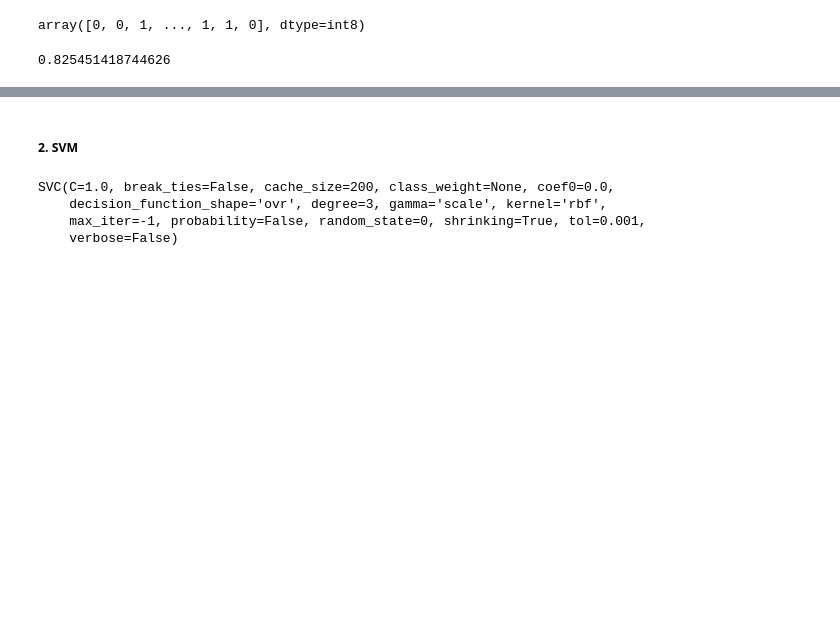
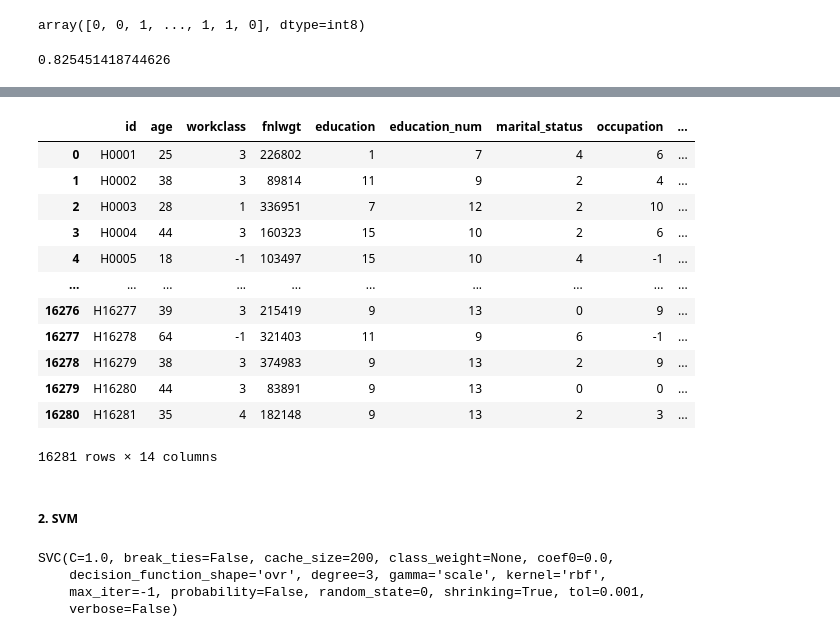
Before and after one commit to JIEUNLEE941025/genie, a Jupyter notebook: PROJECT_0508.ipynb, the cells around one changed output, grey strips where cells are left out. Drawn from its saved outputs; the diff is of its cells as text; code cells hidden in the pictures; blank space fills up the shorter version.

```diff
--- a/PROJECT_0508.ipynb
+++ b/PROJECT_0508.ipynb
@@ -113,8 +113,8 @@ human.corr()
 # %%
 from sklearn.model_selection import train_test_split
 
-x = human.drop(['아이디','성별'], axis=1)
-y = human['성별']
+x = human.drop(['id','sex'], axis=1)
+y = human['sex']
 #y = train.GENDER.values
 X_train, X_test, y_train, y_test = train_test_split(x, y, test_size=0.25, random_state=0)
 print(X_train.shape,X_test.shape,y_train.shape,y_test.shape)
@@ -155,4 +155,24 @@ humanew.head()
 #타입 바꾸기
 obj = ['노동 계급','학력','혼인 상태','직업','관계','인종','모국']
 humanew[obj] = humanew[obj].apply(lambda x: x.astype('category').cat.codes)
+# %%
+humanew = humanew.rename(columns={'아이디':'id', '나이':'age', '노동 계급':'workclass', '학력':'education',
+              '교육 수':'education_num', '혼인 상태':'marital_status', '직업':'occupation',
+              '관계':'relationship', '인종':'race', '자본 이득':'capital_gain',
+              '자본 손실':'capital_loss', '주당 시간':'hours_per_week', '모국':'native_country'})
+humanew
+# %% [output]
+|  | id | age | workclass | fnlwgt | education | education_num | marital_status | occupation | ... |
+| 0 | H0001 | 25 | 3 | 226802 | 1 | 7 | 4 | 6 | ... |
+| 1 | H0002 | 38 | 3 | 89814 | 11 | 9 | 2 | 4 | ... |
+| 2 | H0003 | 28 | 1 | 336951 | 7 | 12 | 2 | 10 | ... |
+| 3 | H0004 | 44 | 3 | 160323 | 15 | 10 | 2 | 6 | ... |
+| 4 | H0005 | 18 | -1 | 103497 | 15 | 10 | 4 | -1 | ... |
+| ... | ... | ... | ... | ... | ... | ... | ... | ... | ... |
+| 16276 | H16277 | 39 | 3 | 215419 | 9 | 13 | 0 | 9 | ... |
+| 16277 | H16278 | 64 | -1 | 321403 | 11 | 9 | 6 | -1 | ... |
+| 16278 | H16279 | 38 | 3 | 374983 | 9 | 13 | 2 | 9 | ... |
+| 16279 | H16280 | 44 | 3 | 83891 | 9 | 13 | 0 | 0 | ... |
+| 16280 | H16281 | 35 | 4 | 182148 | 9 | 13 | 2 | 3 | ... |
+16281 rows × 14 columns
 # %%
```
Also changed, not shown: parts of 23 cells of this notebook.
